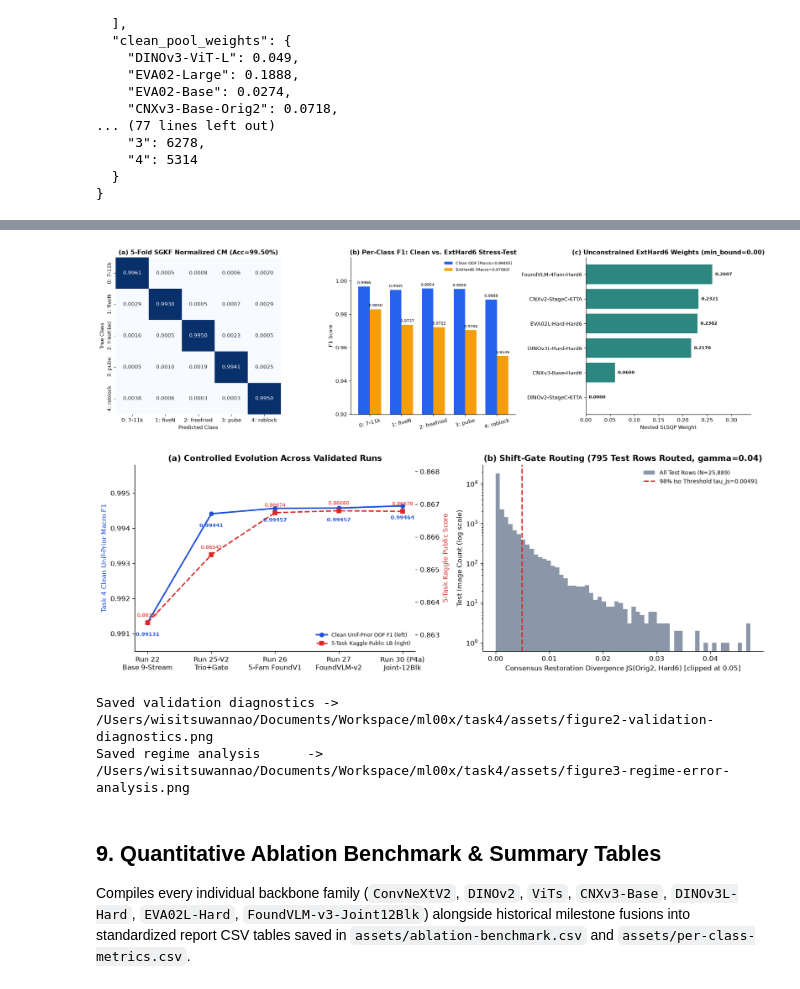
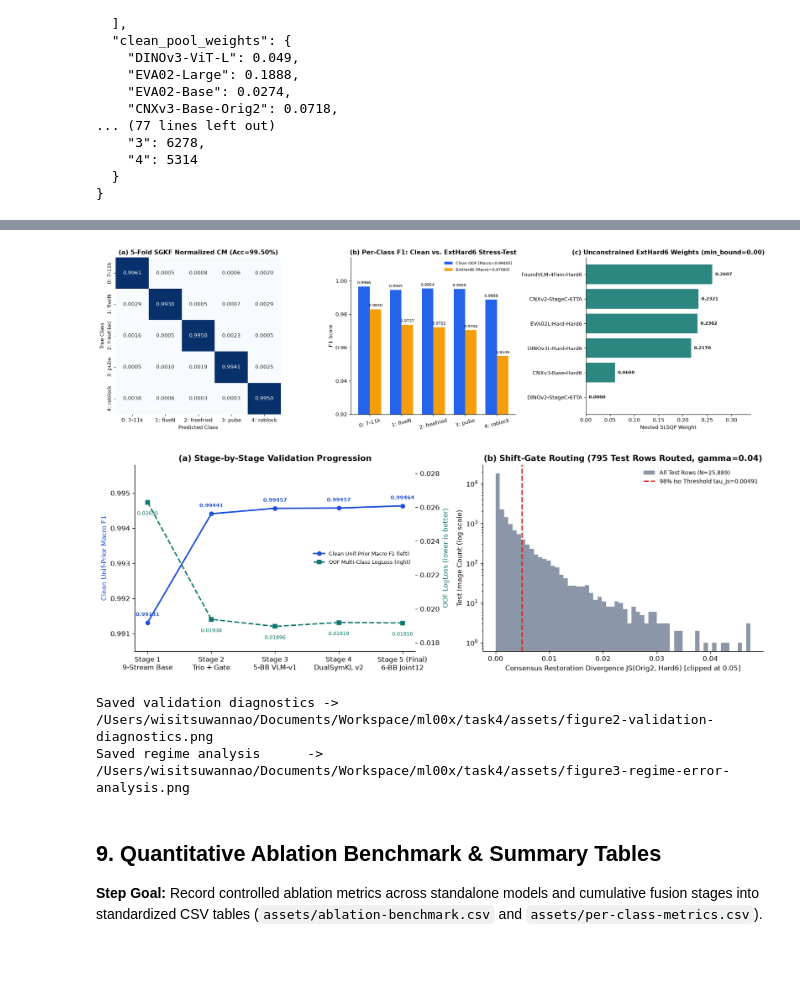
Before and after one commit to Palapluem/ml00x, a Jupyter notebook: task4/task4_game_title_detection.ipynb, the cells around one changed output, grey strips where cells are left out. Drawn from its saved outputs; the diff is of its cells as text; code cells hidden in the pictures; blank space fills up the shorter version.

Commit message:
docs(notebooks): standardize step-by-step academic markdown across Tasks 2-5 and remove internal run tags (#102)

```diff
--- a/task4/task4_game_title_detection.ipynb
+++ b/task4/task4_game_title_detection.ipynb
@@ -445,59 +468,59 @@ plt.tight_layout()
 fig2_path = ASSETS_DIR / "figure2-validation-diagnostics.png"
 plt.savefig(fig2_path, dpi=300, bbox_inches="tight")
 plt.show()
 
-# --- Figure 3: Milestone Progression & Shift-Gate Geometry ---
-milestones = [
-    ("Run 22\nBase 9-Stream", 0.991313, 0.86337, 0.02630),
-    ("Run 25-V2\nTrio+Gate", 0.994412, 0.86545, 0.01938),
-    ("Run 26\n5-Fam FoundV1", 0.994567, 0.86674, 0.01896),
-    ("Run 27\nFoundVLM-v2", 0.994573, 0.86680, 0.019192),
-    ("Run 30 (P4a)\nJoint-12Blk", fusion_summary["metrics"]["clean_unif_oof_f1"], 0.86678, fusion_summary["metrics"]["oof_logloss"]),
+# --- Figure 3: Architectural Progression & Shift-Gate Geometry ---
+stages = [
+    ("Stage 1\n9-Stream Base", 0.991313, 0.026300),
+    ("Stage 2\nTrio + Gate", 0.994412, 0.019381),
+    ("Stage 3\n5-BB VLM-v1", 0.994567, 0.018961),
+    ("Stage 4\nDualSymKL v2", 0.994573, 0.019192),
+    ("Stage 5 (Final)\n6-BB Joint12", fusion_summary["metrics"]["clean_unif_oof_f1"], fusion_summary["metrics"]["oof_logloss"]),
 ]
 fig, axes = plt.subplots(1, 2, figsize=(14, 4.8))
-m_names = [m[0] for m in milestones]
-m_oof = [m[1] for m in milestones]
-m_pub = [m[2] for m in milestones]
+s_names = [s[0] for s in stages]
+s_oof = [s[1] for s in stages]
+s_ll = [s[2] for s in stages]
 
 ax_l = axes[0]
 ax_r = ax_l.twinx()
-l1 = ax_l.plot(m_names, m_oof, marker="o", lw=2.2, color="#1d4ed8", label="Clean Unif-Prior OOF F1 (left)")
-l2 = ax_r.plot(m_names, m_pub, marker="s", lw=2.0, ls="--", color="#dc2626", label="5-Task Kaggle Public LB (right)")
-ax_l.set_ylabel("Task 4 Clean Unif-Prior Macro F1", color="#1d4ed8")
-ax_r.set_ylabel("5-Task Kaggle Public Score", color="#dc2626")
+l1 = ax_l.plot(s_names, s_oof, marker="o", lw=2.2, color="#1d4ed8", label="Clean Unif-Prior Macro F1 (left)")
+l2 = ax_r.plot(s_names, s_ll, marker="s", lw=2.0, ls="--", color="#0f766e", label="OOF Multi-Class LogLoss (right)")
+ax_l.set_ylabel("Clean Unif-Prior Macro F1", color="#1d4ed8")
+ax_r.set_ylabel("OOF LogLoss (lower is better)", color="#0f766e")
 ax_l.set_ylim(0.9905, 0.9958)
-ax_r.set_ylim(0.8625, 0.8682)
-ax_l.set_title("(a) Controlled Evolution Across Validated Runs", fontweight="bold")
+ax_r.set_ylim(0.0175, 0.0285)
+ax_l.set_title("(a) Stage-by-Stage Validation Progression", fontweight="bold")
 lines = l1 + l2
-ax_l.legend(lines, [l.get_label() for l in lines], frameon=False, fontsize=8, loc="lower right")
-for i, (f_val, p_val) in enumerate(zip(m_oof, m_pub)):
-    ax_l.annotate(f"{f_val:.5f}", (i, f_val), textcoords="offset points", xytext=(0, -14), ha="center", va="top", fontsize=7.8, color="#1d4ed8", fontweight="bold")
-    ax_r.annotate(f"{p_val:.5f}", (i, p_val), textcoords="offset points", xytext=(0, 7), ha="center", va="bottom", fontsize=7.8, color="#dc2626")
+ax_l.legend(lines, [l.get_label() for l in lines], frameon=False, fontsize=8, loc="center right")
+for i, (f_val, ll_val) in enumerate(zip(s_oof, s_ll)):
+    ax_l.annotate(f"{f_val:.5f}", (i, f_val), textcoords="offset points", xytext=(0, 8), ha="center", va="bottom", fontsize=7.8, color="#1d4ed8", fontweight="bold")
+    ax_r.annotate(f"{ll_val:.5f}", (i, ll_val), textcoords="offset points", xytext=(0, -13), ha="center", va="top", fontsize=7.8, color="#0f766e")
 
 js_te = details["js_te"]
 gate_te = details["test_gate_vals"]
 tau_js = fusion_summary["shift_gate"]["tau_js_98pct_iso"]
 axes[1].hist(np.clip(js_te, 1e-6, 0.05), bins=60, color="#64748b", alpha=0.75, log=True, label="All Test Rows (N=25,889)")
 axes[1].axvline(tau_js, color="#dc2626", ls="--", lw=2.0, label=f"98% Iso Threshold tau_js={tau_js:.5f}")
 axes[1].set_xlabel("Consensus Restoration Divergence JS(Orig2, Hard6) [clipped at 0.05]")
 axes[1].set_ylabel("Test Image Count (log scale)")
 axes[1].set_title(f"(b) Shift-Gate Routing ({int((gate_te > 0).sum())} Test Rows Routed, gamma=0.04)", fontweight="bold")
 axes[1].legend(frameon=False, fontsize=8.5)
 
 plt.tight_layout()
 fig3_path = ASSETS_DIR / "figure3-regime-error-analysis.png"
 plt.savefig(fig3_path, dpi=300, bbox_inches="tight")
 plt.show()
 print(f"Saved validation diagnostics -> {fig2_path}")
 print(f"Saved regime analysis      -> {fig3_path}")
 # %% [output]
 [figure]
-[figure, old version]
+[figure, new version]
 Saved validation diagnostics -> /Users/wisitsuwannao/Documents/Workspace/ml00x/task4/assets/figure2-validation-diagnostics.png
 Saved regime analysis      -> /Users/wisitsuwannao/Documents/Workspace/ml00x/task4/assets/figure3-regime-error-analysis.png
 # %% [markdown]
 ## 9. Quantitative Ablation Benchmark & Summary Tables
 
-Compiles every individual backbone family (`ConvNeXtV2`, `DINOv2`, `ViTs`, `CNXv3-Base`, `DINOv3L-Hard`, `EVA02L-Hard`, `FoundVLM-v3-Joint12Blk`) alongside historical milestone fusions into standardized report CSV tables saved in `assets/ablation-benchmark.csv` and `assets/per-class-metrics.csv`.
+**Step Goal:** Record controlled ablation metrics across standalone models and cumulative fusion stages into standardized CSV tables (`assets/ablation-benchmark.csv` and `assets/per-class-metrics.csv`).
 # %%
 ablation_rows = [
```
Also changed, not shown: parts of 19 cells of this notebook, 6 other files.
